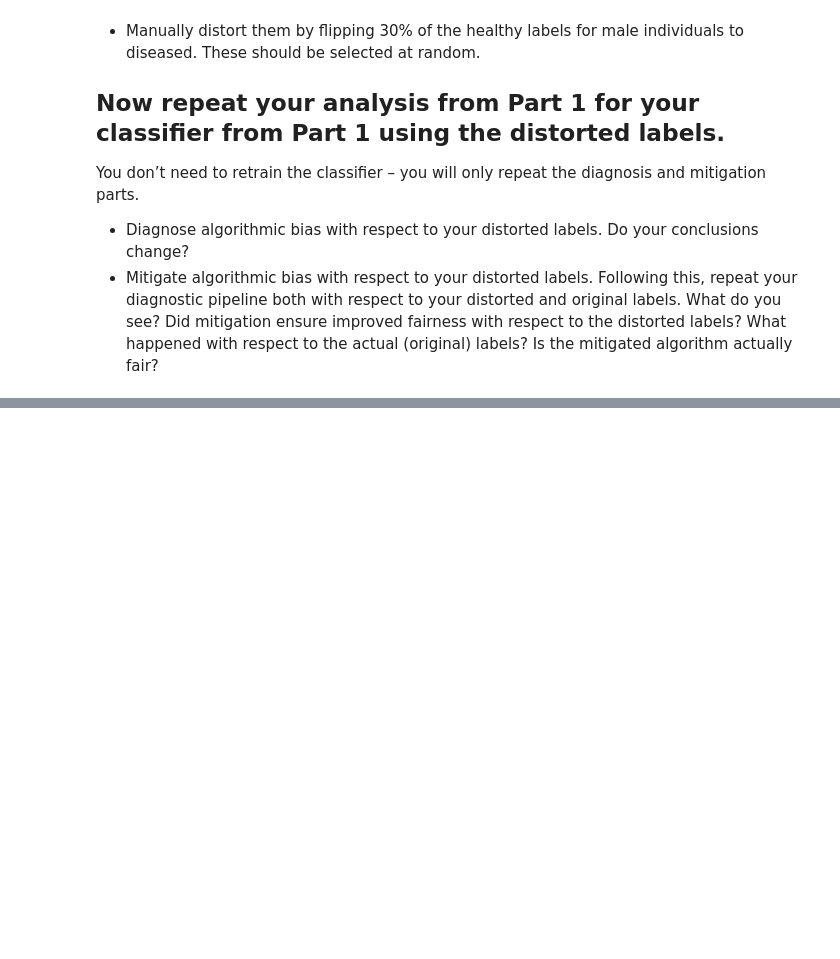
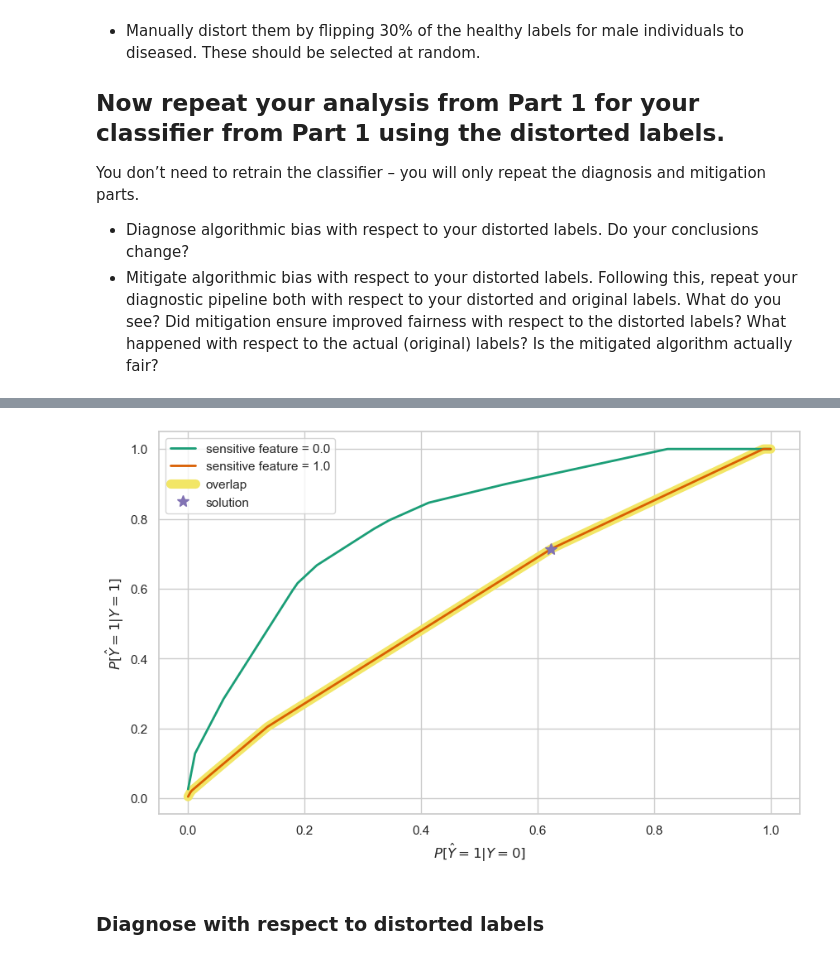
Before and after one commit to joyce39/ResponsibleAI_Detecting_causes_of_gender_bias_chest_xray, a Jupyter notebook: exercise_github.ipynb, the cells around one changed output, grey strips where cells are left out. Saved outputs shown, nothing was run; the diff lists cells and outputs as text; code cells hidden in the pictures; blank space fills up the shorter version.

```diff
--- a/exercise_github.ipynb
+++ b/exercise_github.ipynb
@@ -746,0 +930,3 @@ You don’t need to retrain the classifier – you will only repeat the diagnosi
+# %%
+classifier_fake = FakeClassifierInput2D(model=classifier.to('cpu'),
+                                       img_size = img_size,)
@@ -746,0 +966,14 @@ You don’t need to retrain the classifier – you will only repeat the diagnosi
+# %%
+from fairlearn.postprocessing import ThresholdOptimizer
+#fake classifier already fitted
+
+postprocessor = ThresholdOptimizer(
+    estimator=classifier_fake,
+    constraints="equalized_odds",
+    objective = "balanced_accuracy_score",
+    #constraints="false_negative_rate_parity",
+    prefit=True,
+    predict_method="predict_proba"
+)
+
+postprocessor.fit(X_val_2D, distorted_y_val, sensitive_features=a_val)
@@ -746,0 +998,11 @@ You don’t need to retrain the classifier – you will only repeat the diagnosi
+# %%
+import matplotlib.pyplot as plt
+from fairlearn.postprocessing import plot_threshold_optimizer
+
+fig, ax = plt.subplots(figsize=(10, 6))
+plot_threshold_optimizer(postprocessor, ax=ax)
+plt.show()
+# %% [output]
+[figure, added]
+# %% [markdown]
+### Diagnose with respect to distorted labels
```
Also changed, not shown: parts of 25 cells of this notebook.
